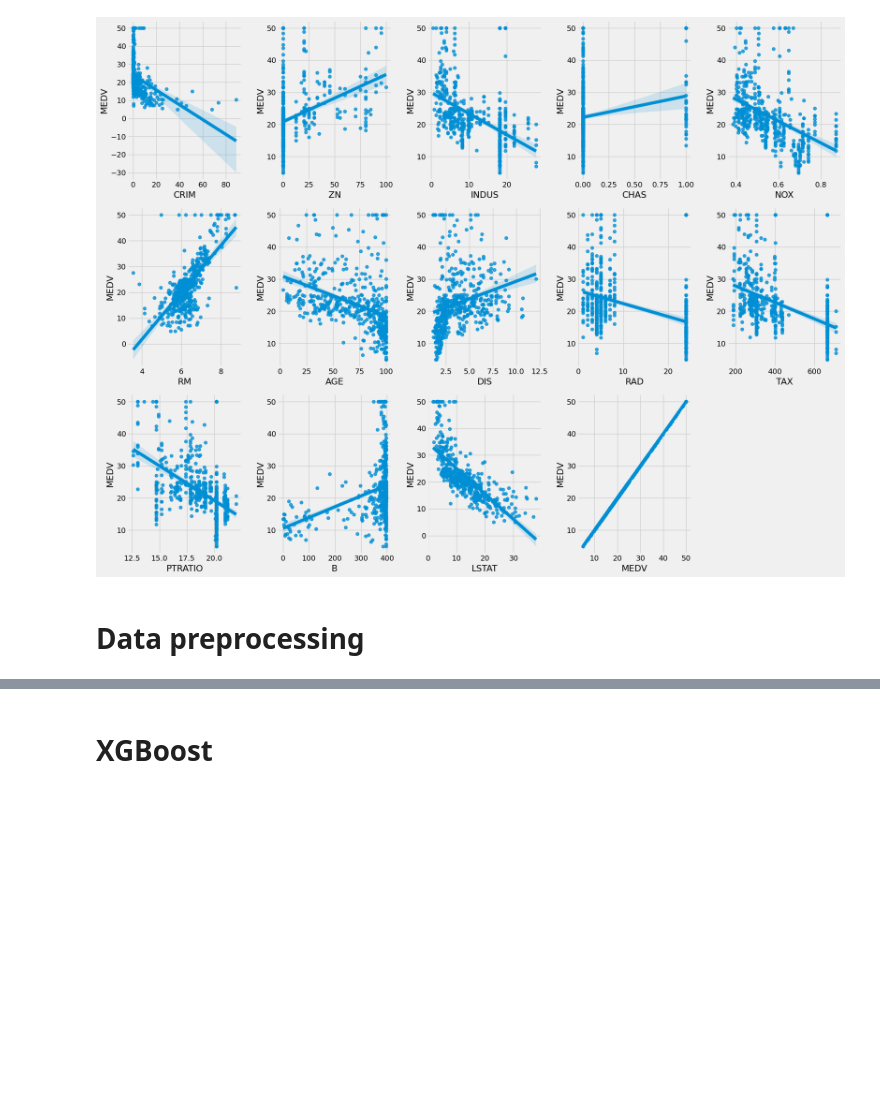
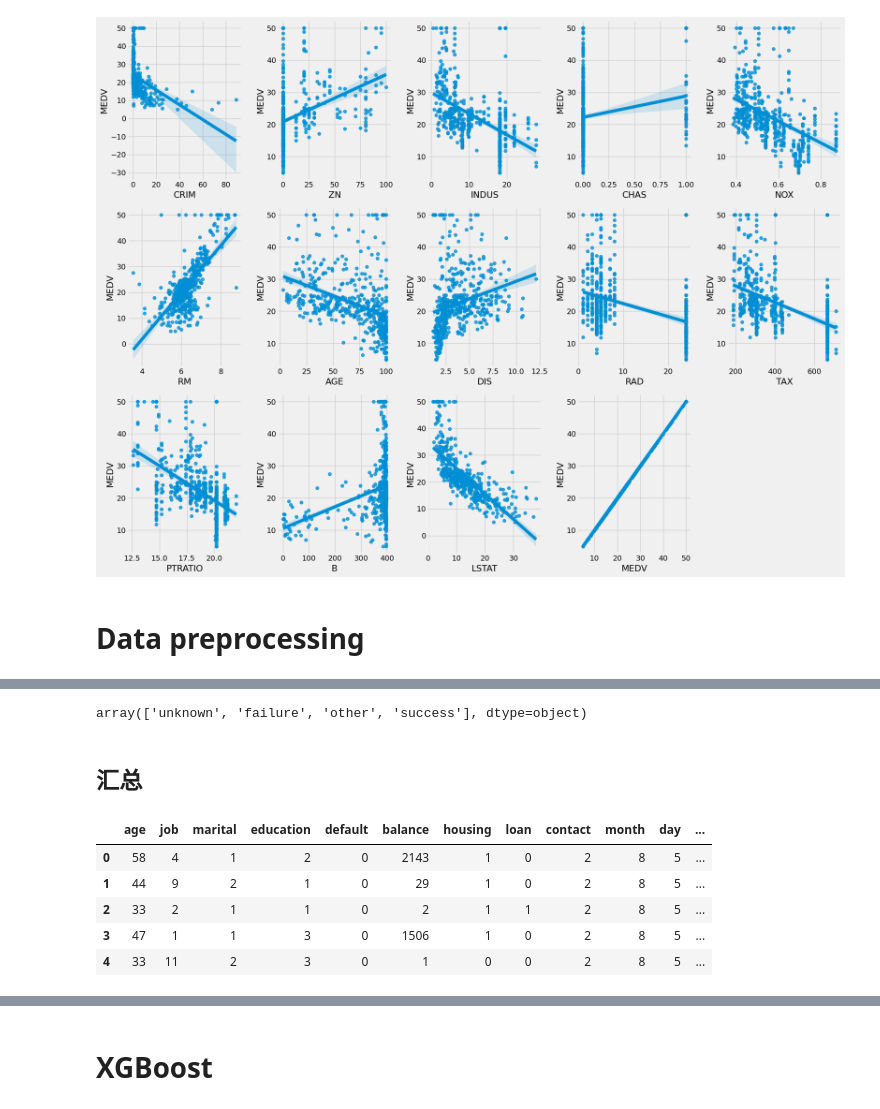
Before and after one commit to Dexter6268/DataMining-Project2, a Jupyter notebook: Bank Marketing.ipynb, the cells around one changed output, grey strips where cells are left out. Drawn from its saved outputs; the diff is of its cells as text; code cells hidden in the pictures; blank space fills up the shorter version.

```diff
--- a/Bank Marketing.ipynb
+++ b/Bank Marketing.ipynb
@@ -183,0 +248,3 @@ def preprocessing(data):
+# %%
+bank_related = data.loc[:, ['contact', 'month', 'day', 'duration']]
+bank_related.head()
@@ -183,0 +272,6 @@ def preprocessing(data):
+# %%
+from sklearn.preprocessing import LabelEncoder
+labelencoder_X = LabelEncoder()
+bank_related['contact'] = labelencoder_X.fit_transform(bank_related['contact'])
+bank_related['month'] = labelencoder_X.fit_transform(bank_related['month'])
+bank_related.head()
@@ -183,0 +287,3 @@ def preprocessing(data):
+# %%
+bank_o = data.loc[: , ['campaign', 'pdays','previous', 'poutcome']]
+bank_o.head()
@@ -183,0 +297,18 @@ def preprocessing(data):
+# %%
+bank_o['poutcome'].unique()
+# %% [output]
+array(['unknown', 'failure', 'other', 'success'], dtype=object)
+# %%
+bank_o['poutcome'].replace(['unknown', 'failure', 'success', 'other'], [0, 1,2,3], inplace  = True)
+# %% [markdown]
+## 汇总
+# %%
+bank_final= pd.concat([bank_client, bank_related, bank_o], axis = 1)
+bank_final.head()
+# %% [output]
+|  | age | job | marital | education | default | balance | housing | loan | contact | month | day | ... |
+| 0 | 58 | 4 | 1 | 2 | 0 | 2143 | 1 | 0 | 2 | 8 | 5 | ... |
+| 1 | 44 | 9 | 2 | 1 | 0 | 29 | 1 | 0 | 2 | 8 | 5 | ... |
+| 2 | 33 | 2 | 1 | 1 | 0 | 2 | 1 | 1 | 2 | 8 | 5 | ... |
+| 3 | 47 | 1 | 1 | 3 | 0 | 1506 | 1 | 0 | 2 | 8 | 5 | ... |
+| 4 | 33 | 11 | 2 | 3 | 0 | 1 | 0 | 0 | 2 | 8 | 5 | ... |
```
Also changed, not shown: parts of 30 cells of this notebook, 52 other files.
